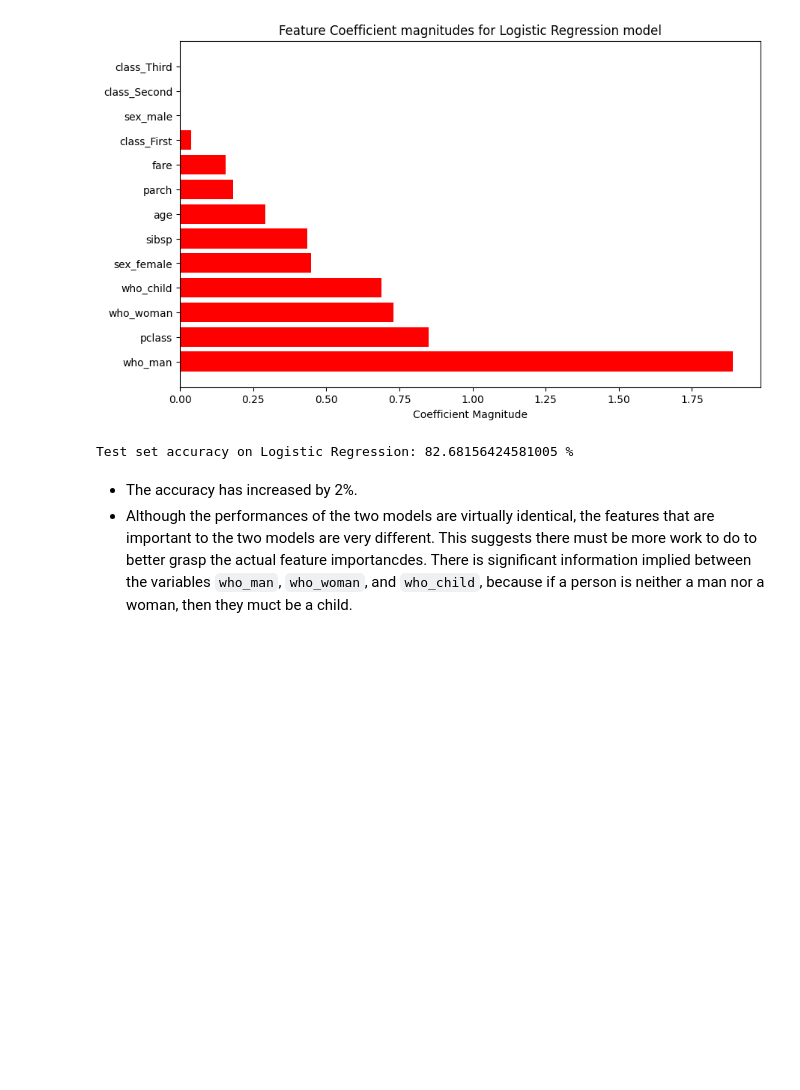
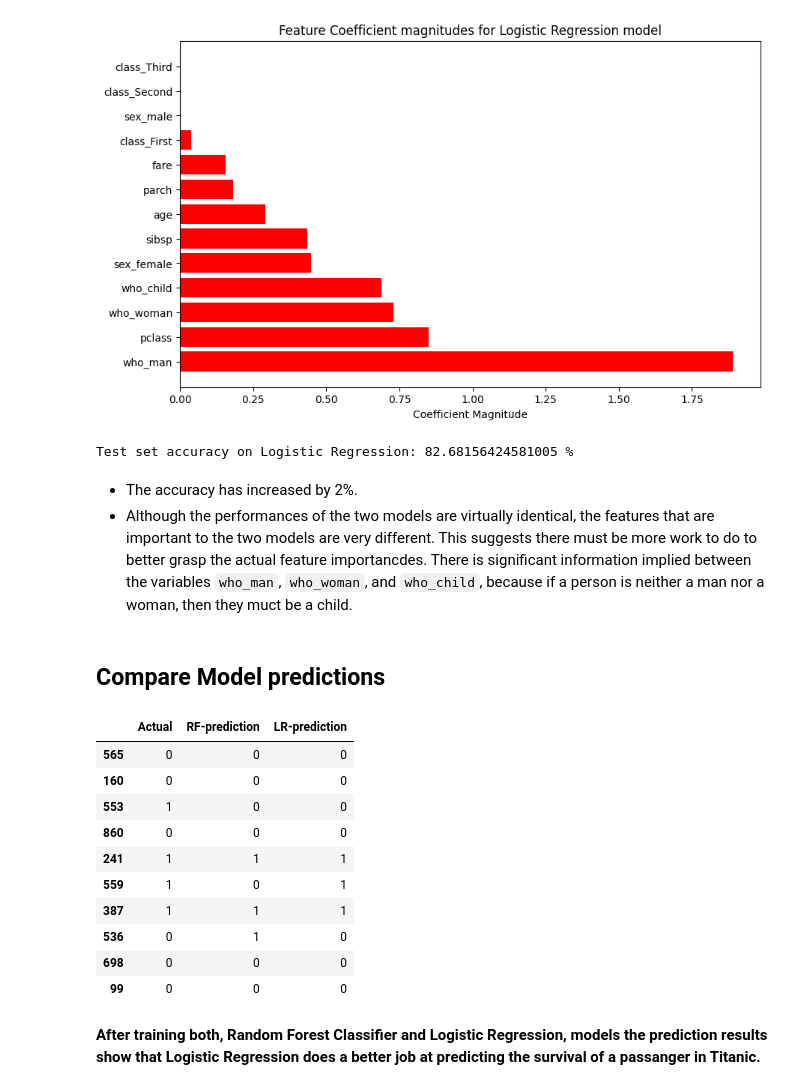
Before and after one commit to devpatel0415/Data-Science-Projects, a Jupyter notebook: Titanic survival prediction.ipynb, the cells around one changed output. Cells and saved outputs as stored; diff of their text form; code cells hidden in the pictures; blank space fills up the shorter version.

```diff
--- a/Titanic survival prediction.ipynb
+++ b/Titanic survival prediction.ipynb
@@ -380,3 +380,22 @@ Test set accuracy on Logistic Regression: 82.68156424581005 %
 # %% [markdown]
 - The accuracy has increased by 2%.
 - Although the performances of the two models are virtually identical, the features that are important to the two models are very different. This suggests there must be more work to do to better grasp the actual feature importancdes. There is significant information implied between the variables `who_man`, `who_woman`, and `who_child`, because if a person is neither a man nor a woman, then they muct be a child.
+# %% [markdown]
+## Compare Model predictions
+# %%
+results = pd.DataFrame({'Actual':y_test,'RF-prediction':y_pred,'LR-prediction':y_pred2})
+results.head(10)
+# %% [output]
+|  | Actual | RF-prediction | LR-prediction |
+| 565 | 0 | 0 | 0 |
+| 160 | 0 | 0 | 0 |
+| 553 | 1 | 0 | 0 |
+| 860 | 0 | 0 | 0 |
+| 241 | 1 | 1 | 1 |
+| 559 | 1 | 0 | 1 |
+| 387 | 1 | 1 | 1 |
+| 536 | 0 | 1 | 0 |
+| 698 | 0 | 0 | 0 |
+| 99 | 0 | 0 | 0 |
+# %% [markdown]
+**After training both, Random Forest Classifier and Logistic Regression, models the prediction results show that Logistic Regression does a better job at predicting the survival of a passanger in Titanic.**
```
Also changed, not shown: parts of 5 cells of this notebook.
